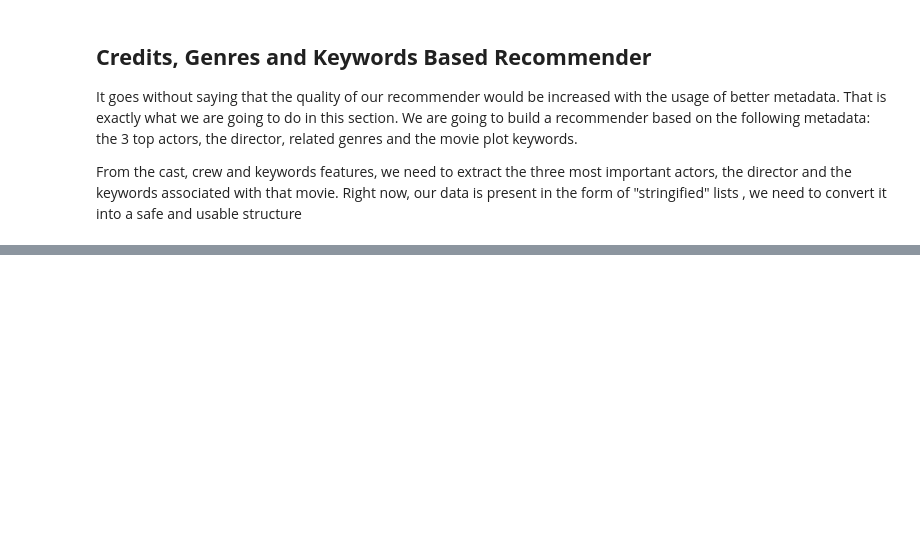
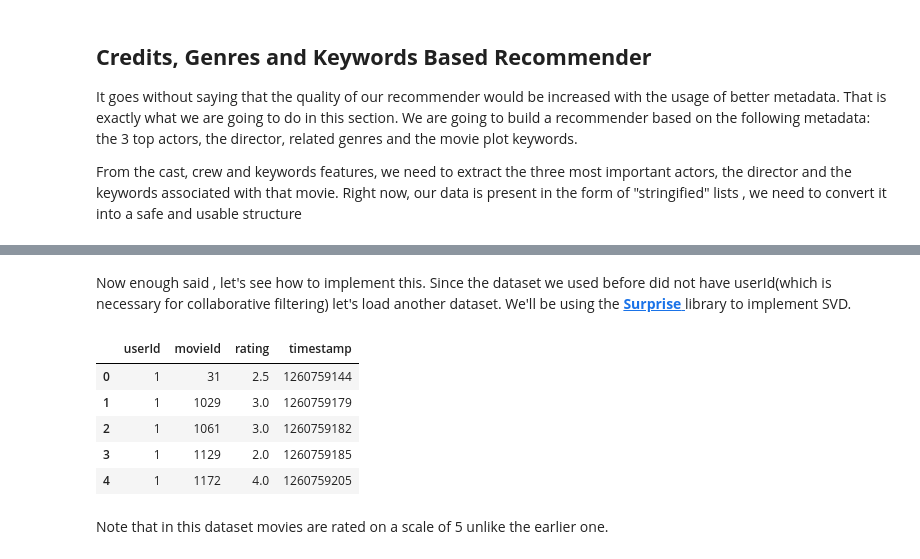
Before and after one commit to SyedNusrath/Digit_Recognizer, a Jupyter notebook: Movies_Recommendation_Engine/Movies_Recommendation_Engine.ipynb, the cells around one changed output, grey strips where cells are left out. Cells and saved outputs as stored; diff of their text form; code cells hidden in the pictures; blank space fills up the shorter version.

Commit message:
added Collaborative Filtering

```diff
--- a/Movies_Recommendation_Engine/Movies_Recommendation_Engine.ipynb
+++ b/Movies_Recommendation_Engine/Movies_Recommendation_Engine.ipynb
@@ -291,0 +442,17 @@ From the cast, crew and keywords features, we need to extract the three most imp
+# %% [markdown]
+Now enough said , let's see how to implement this.
+Since the dataset we used before did not have userId(which is necessary for collaborative filtering) let's load another dataset. We'll be using the [**Surprise** ](https://surprise.readthedocs.io/en/stable/index.html) library to implement SVD.
+# %%
+from surprise import Reader, Dataset, SVD, evaluate
+reader = Reader()
+ratings = pd.read_csv(r'C:\Users\syed.nusrath\Desktop\EY_Learning\ML\GitRep\Kaggle_Data\the-movies-dataset/ratings_small.csv')
+ratings.head()
+# %% [output]
+|  | userId | movieId | rating | timestamp |
+| 0 | 1 | 31 | 2.5 | 1260759144 |
+| 1 | 1 | 1029 | 3.0 | 1260759179 |
+| 2 | 1 | 1061 | 3.0 | 1260759182 |
+| 3 | 1 | 1129 | 2.0 | 1260759185 |
+| 4 | 1 | 1172 | 4.0 | 1260759205 |
+# %% [markdown]
+Note that in this dataset movies are rated on a scale of 5 unlike the earlier one.
```
Also changed, not shown: parts of 30 cells of this notebook.
